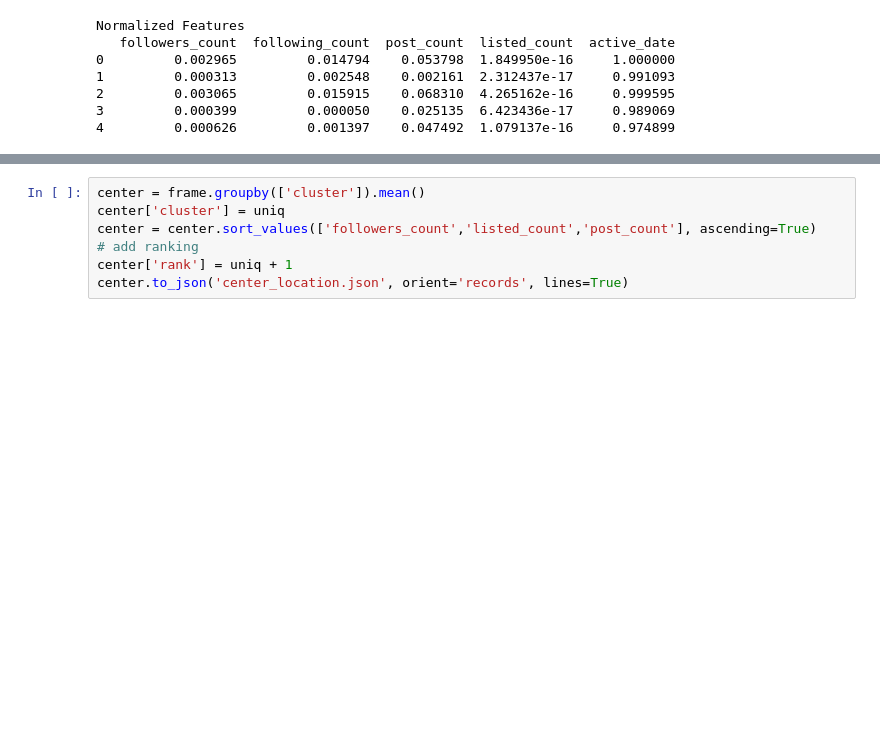
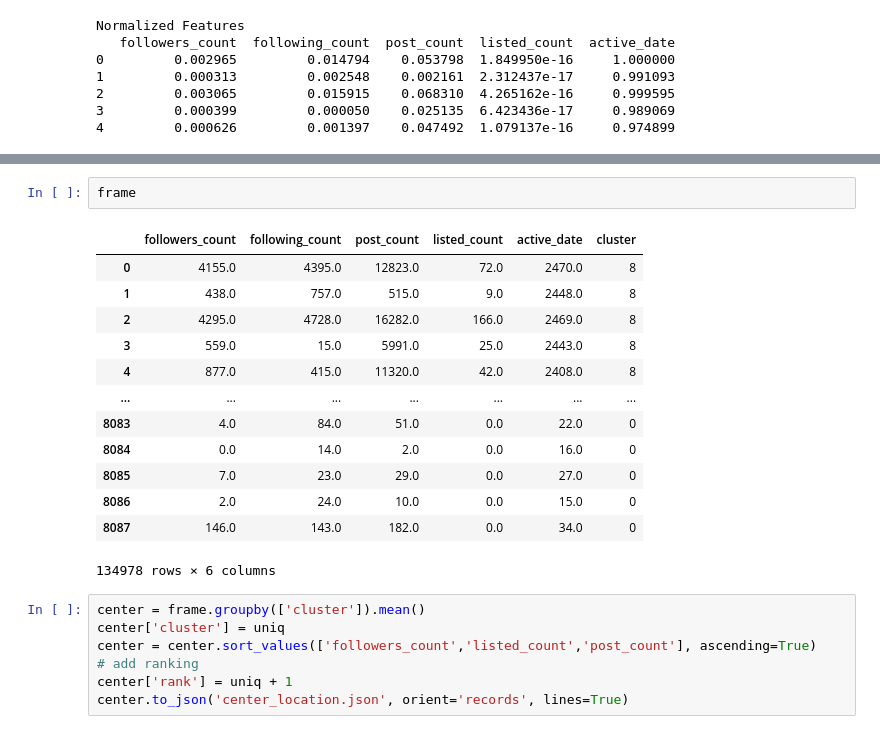
Before and after one commit to Fuyuzora/732-project, a Jupyter notebook: kmeans/kmeans.ipynb, the cells around one changed output, grey strips where cells are left out. Cells and saved outputs as stored; diff of their text form; blank space fills up the shorter version.

```diff
--- a/kmeans/kmeans.ipynb
+++ b/kmeans/kmeans.ipynb
@@ -170,4 +170,20 @@ Cluster counts
 Name: cluster, dtype: int64
+# %%
+frame
+# %% [output]
+|  | followers_count | following_count | post_count | listed_count | active_date | cluster |
+| 0 | 4155.0 | 4395.0 | 12823.0 | 72.0 | 2470.0 | 8 |
+| 1 | 438.0 | 757.0 | 515.0 | 9.0 | 2448.0 | 8 |
+| 2 | 4295.0 | 4728.0 | 16282.0 | 166.0 | 2469.0 | 8 |
+| 3 | 559.0 | 15.0 | 5991.0 | 25.0 | 2443.0 | 8 |
+| 4 | 877.0 | 415.0 | 11320.0 | 42.0 | 2408.0 | 8 |
+| ... | ... | ... | ... | ... | ... | ... |
+| 8083 | 4.0 | 84.0 | 51.0 | 0.0 | 22.0 | 0 |
+| 8084 | 0.0 | 14.0 | 2.0 | 0.0 | 16.0 | 0 |
+| 8085 | 7.0 | 23.0 | 29.0 | 0.0 | 27.0 | 0 |
+| 8086 | 2.0 | 24.0 | 10.0 | 0.0 | 15.0 | 0 |
+| 8087 | 146.0 | 143.0 | 182.0 | 0.0 | 34.0 | 0 |
+134978 rows × 6 columns
 # %%
 center = frame.groupby(['cluster']).mean()
 center['cluster'] = uniq
```
Also changed, not shown: parts of 3 cells of this notebook, 2 other files.
